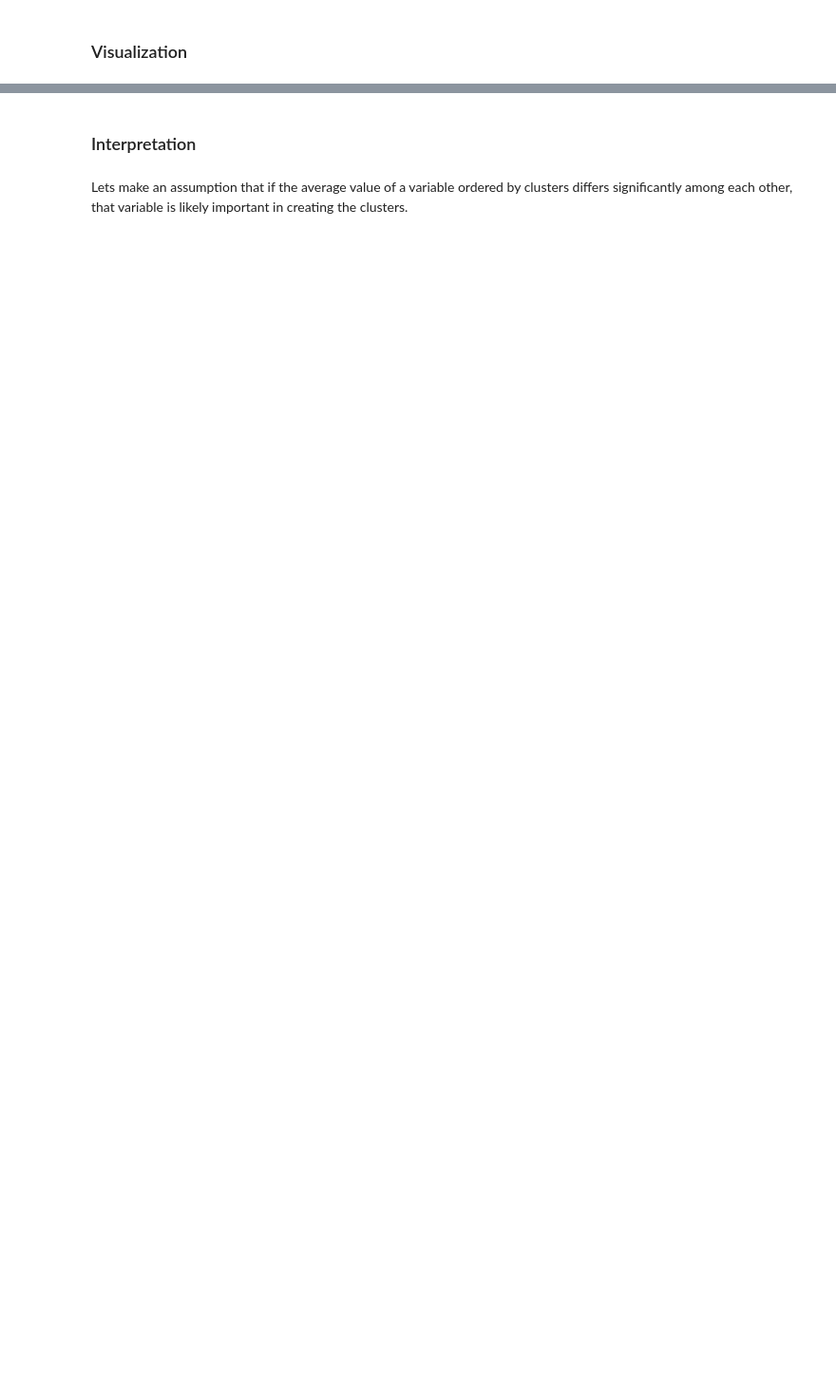
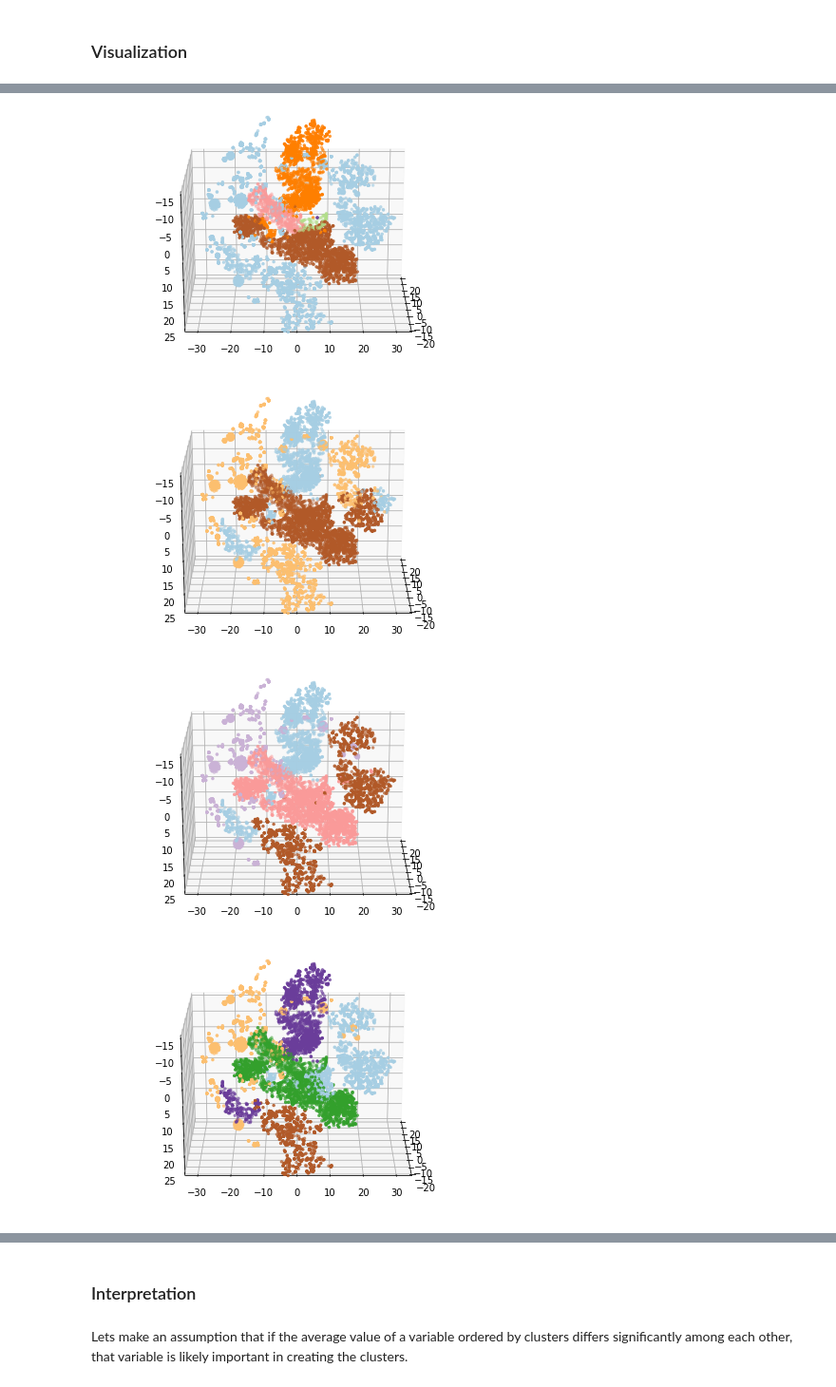
Before and after one commit to dmkirichen/unsup-news-relevancy, a Jupyter notebook: unsupervised_1hot.ipynb, the cells around one changed output, grey strips where cells are left out. Shown at 95% size. Cells and saved outputs as stored; diff of their text form; code cells hidden in the pictures; blank space fills up the shorter version.

```diff
--- a/unsupervised_1hot.ipynb
+++ b/unsupervised_1hot.ipynb
@@ -373,0 +402,12 @@ plot_animation(tsne_3d_df, 'labels', 'kmeans')
+# %%
+plot_animation(tsne_3d_df, 'labels', 'kmeans')
+plot_animation(tsne_3d_df, 'normalized_kmeans3', 'normalized_kmeans3')
+plot_animation(tsne_3d_df, 'normalized_kmeans4', 'normalized_kmeans4')
+plot_animation(tsne_3d_df, 'normalized_kmeans5', 'normalized_kmeans5')
+plot_animation(tsne_3d_df, 'normalized_kmeans6', 'normalized_kmeans6')
+plot_animation(tsne_3d_df, 'normalized_kmeans7', 'normalized_kmeans7')
+# %% [output]
+[figure, added]
+[figure, added]
+[figure, added]
+[figure, added]
```
Also changed, not shown: parts of 36 cells of this notebook, 13 other files.
